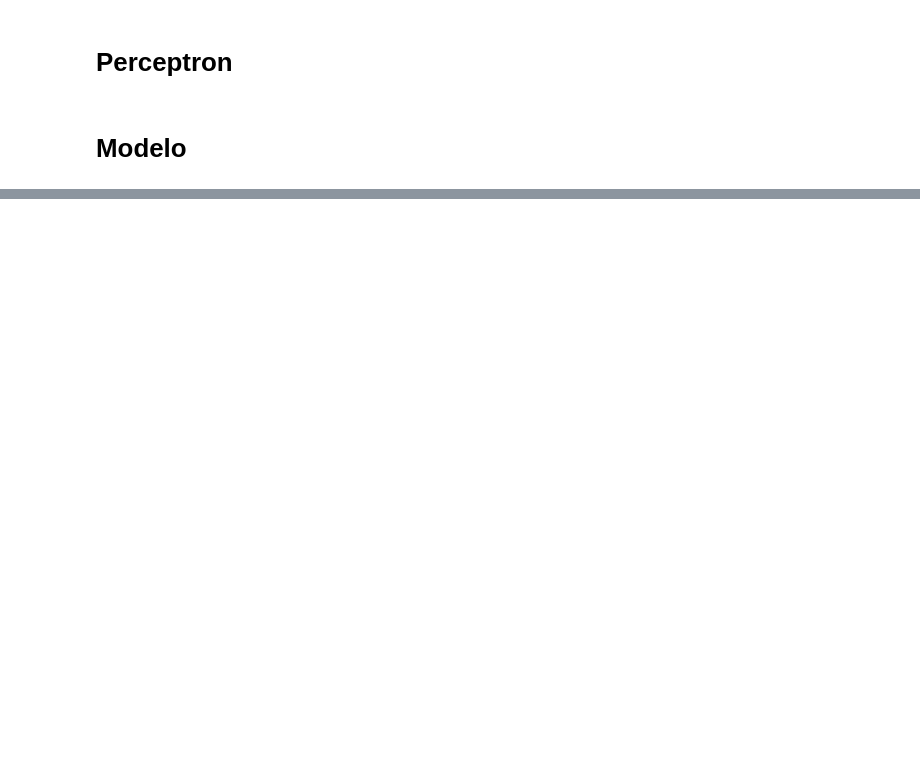
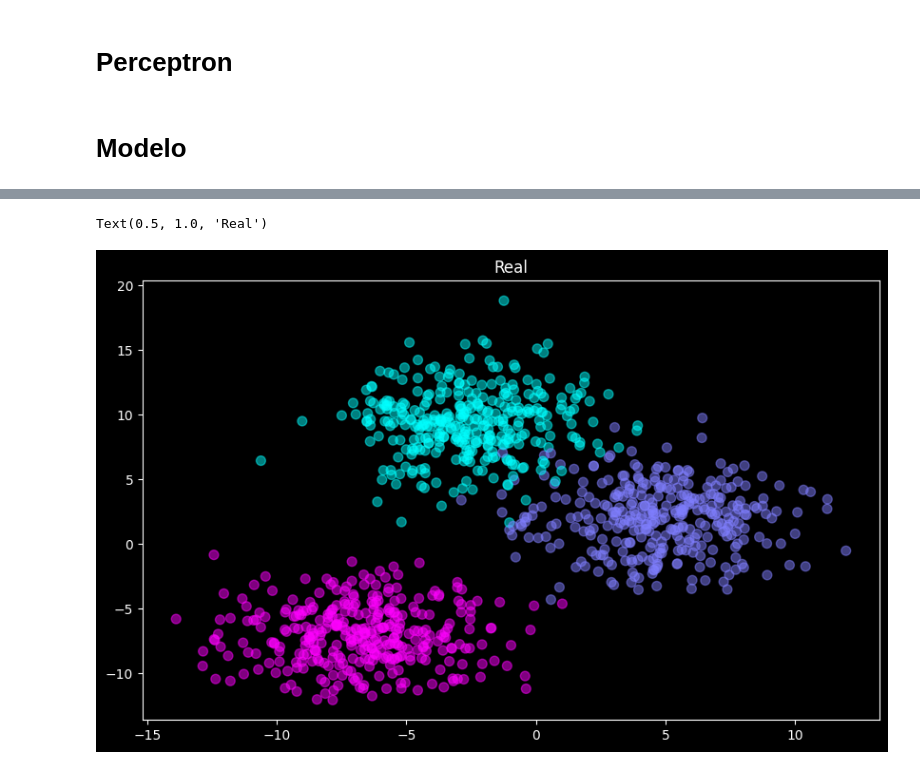
Before and after one commit to paulohenrique1303/Neural-Network, a Jupyter notebook: Neural_Network.ipynb, the cells around one changed output, grey strips where cells are left out. Saved outputs shown, nothing was run; the diff lists cells and outputs as text; code cells hidden in the pictures; blank space fills up the shorter version.

```diff
--- a/Neural_Network.ipynb
+++ b/Neural_Network.ipynb
@@ -90,0 +226,6 @@ array([[ 0.64736128, -0.42676862,  0.82186679],
+# %%
+plt.scatter(x_test[:,0], x_test[:,1], c= y_test, s= 50, alpha = 0.5, cmap = 'cool' )
+plt.title('Real')
+# %% [output]
+Text(0.5, 1.0, 'Real')
+[figure, added]
```
Also changed, not shown: parts of 17 cells of this notebook.
